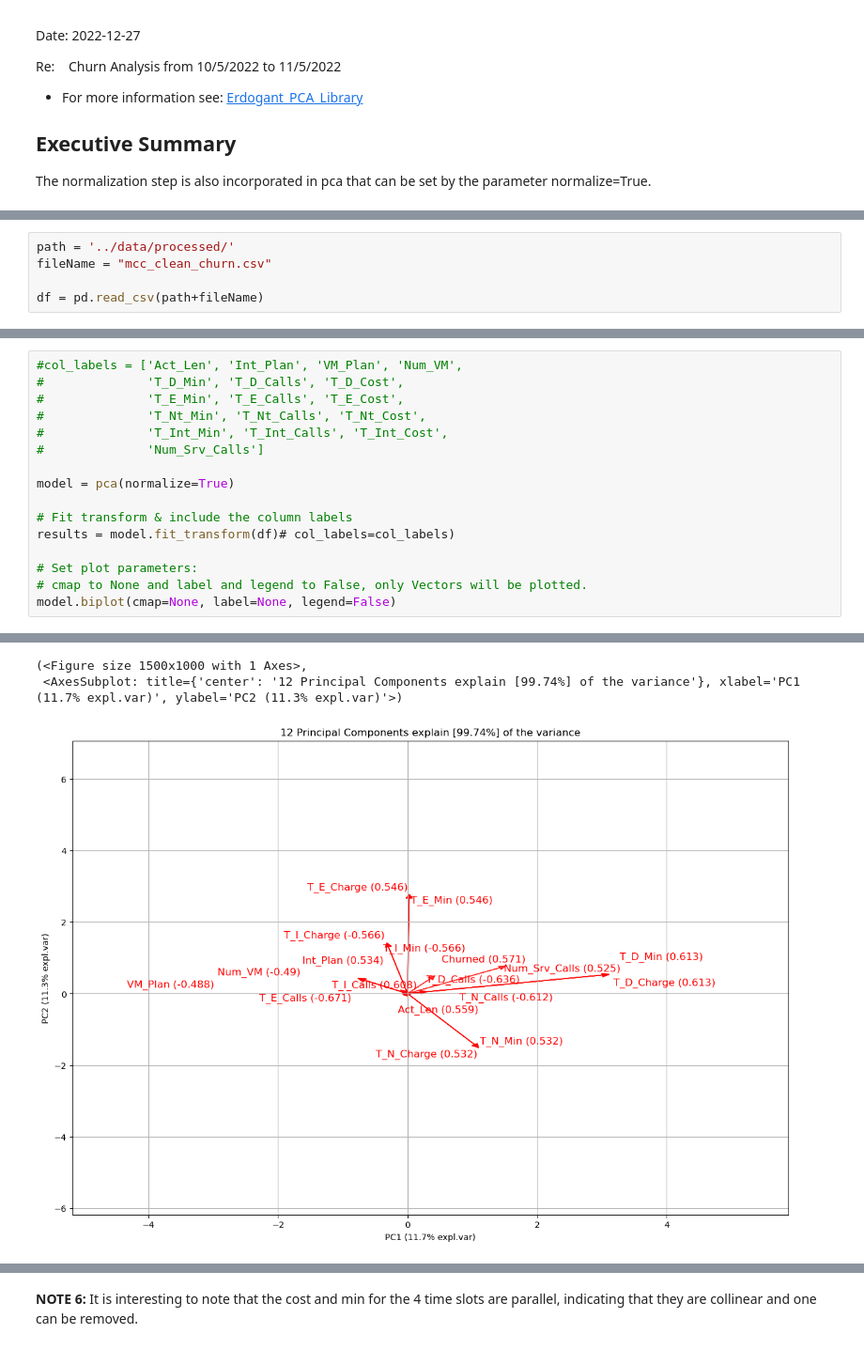
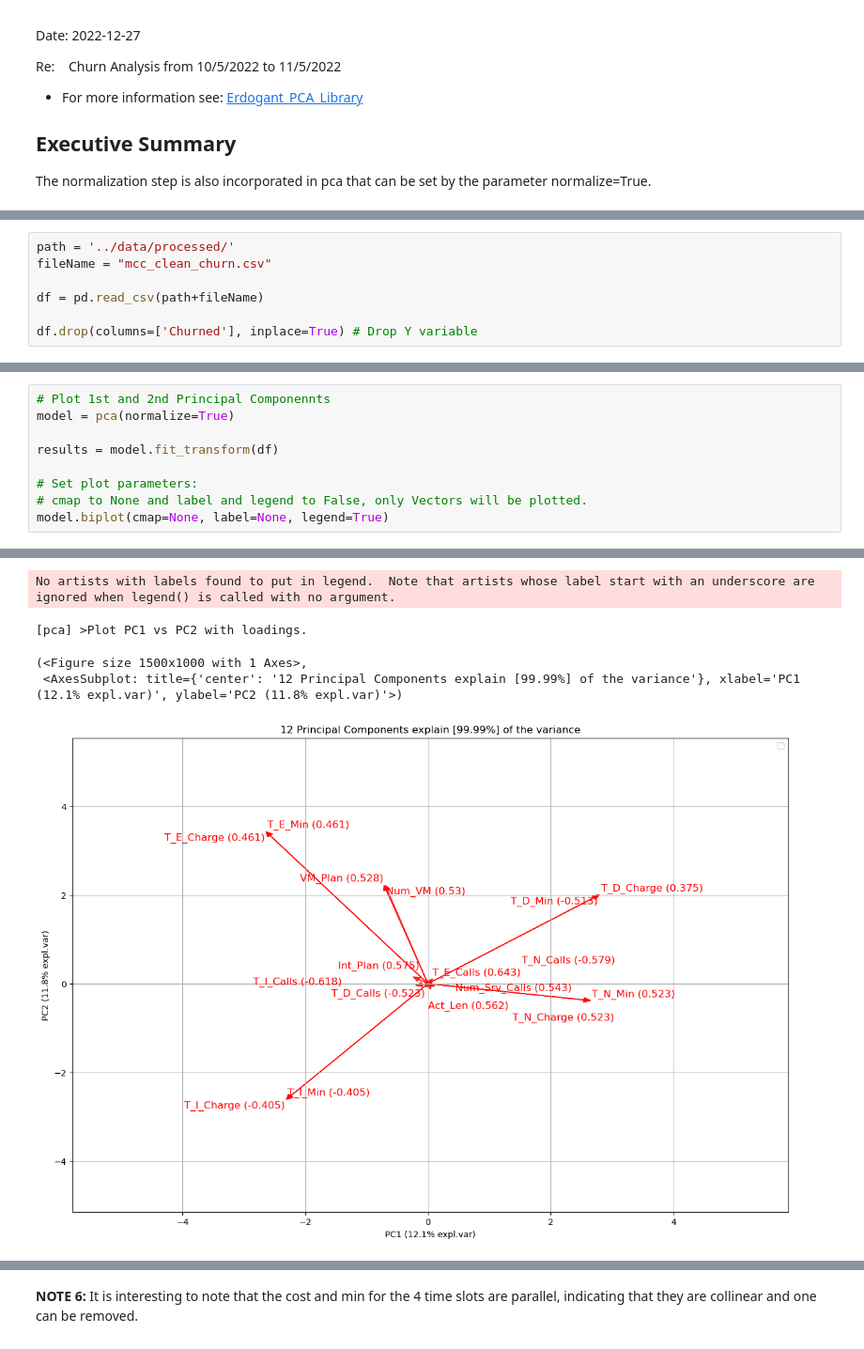
Before and after one commit to mcc-us/Churn_Testing, a Jupyter notebook: notebooks/ADD_PCA_Bigram_Using_Erdogant_Library.ipynb, the cells around one changed output, grey strips where cells are left out. Shown: that part at 94% size. Cells and saved outputs as stored; diff of their text form.

```diff
--- a/notebooks/ADD_PCA_Bigram_Using_Erdogant_Library.ipynb
+++ b/notebooks/ADD_PCA_Bigram_Using_Erdogant_Library.ipynb
@@ -29,3 +28,5 @@ path = '../data/processed/'
 fileName = "mcc_clean_churn.csv"
 
 df = pd.read_csv(path+fileName)
+
+df.drop(columns=['Churned'], inplace=True) # Drop Y variable
@@ -56,19 +33,12 @@ KeyboardInterrupt:
 # %%
-#col_labels = ['Act_Len', 'Int_Plan', 'VM_Plan', 'Num_VM',
-#              'T_D_Min', 'T_D_Calls', 'T_D_Cost',
-#              'T_E_Min', 'T_E_Calls', 'T_E_Cost',
-#              'T_Nt_Min', 'T_Nt_Calls', 'T_Nt_Cost',
-#              'T_Int_Min', 'T_Int_Calls', 'T_Int_Cost',
-#              'Num_Srv_Calls']
-
+# Plot 1st and 2nd Principal Componennts
 model = pca(normalize=True)
 
-# Fit transform & include the column labels
-results = model.fit_transform(df)# col_labels=col_labels)
+results = model.fit_transform(df)
 
 # Set plot parameters:
 # cmap to None and label and legend to False, only Vectors will be plotted.
-model.biplot(cmap=None, label=None, legend=False)
+model.biplot(cmap=None, label=None, legend=True)
 # %% [output]
 [pca] >Processing dataframe..
 [pca] >Normalizing input data per feature (zero mean and unit variance)..
@@ -87,3 +56,5 @@ model.biplot(cmap=None, label=None, legend=False)
-(<Figure size 1500x1000 with 1 Axes>,
- <AxesSubplot: title={'center': '12 Principal Components explain [99.74%] of the variance'}, xlabel='PC1 (11.7% expl.var)', ylabel='PC2 (11.3% expl.var)'>)
+No artists with labels found to put in legend.  Note that artists whose label start with an underscore are ignored when legend() is called with no argument.
+[pca] >Plot PC1 vs PC2 with loadings.
+(<Figure size 1500x1000 with 1 Axes>,
+ <AxesSubplot: title={'center': '12 Principal Components explain [99.99%] of the variance'}, xlabel='PC1 (12.1% expl.var)', ylabel='PC2 (11.8% expl.var)'>)
-[figure, old version]
+[figure, new version]
```
Also changed, not shown: parts of 8 cells of this notebook, 8 other files.
